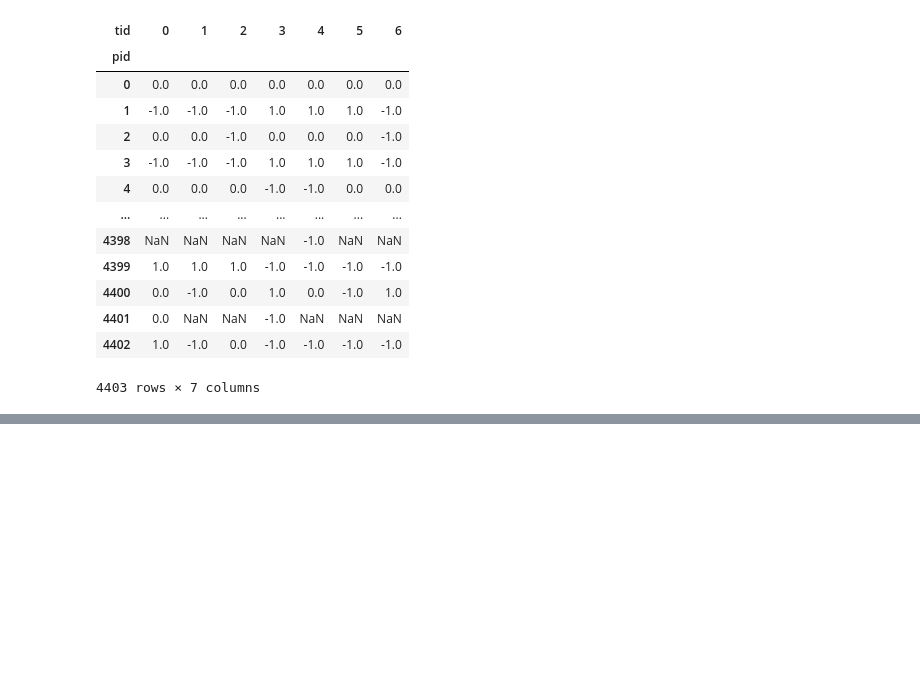
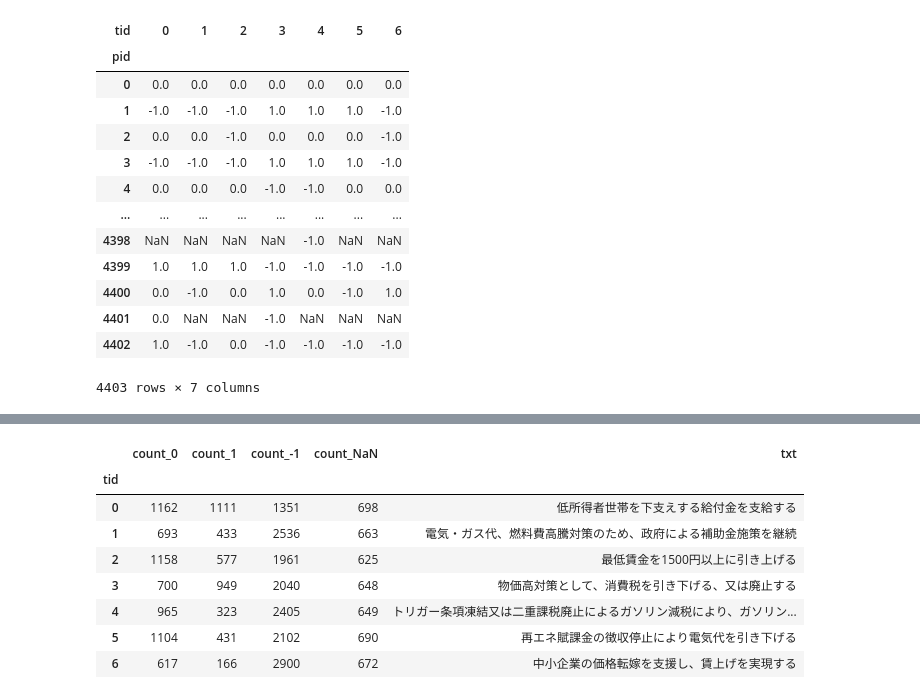
Before and after one commit to nishio/yoronchizu2024-data, a Jupyter notebook: README.ipynb, the cells around one changed output, grey strips where cells are left out. Drawn from its saved outputs; the diff is of its cells as text; code cells hidden in the pictures; blank space fills up the shorter version.

```diff
--- a/README.ipynb
+++ b/README.ipynb
@@ -91,9 +79,3 @@ comment_df
 | 82 | 18 | 38 | 年末調整は廃止し、国民全員がワンストップで確定申告が可能な行政イン... |
 | 83 | 19 | 38 | 公教育での個別の成績トラッキングを強化し、個別の習熟度に即した教育... |
 84 rows × 3 columns
-# %%
-readable = {}
-comment_df = pd.read_csv("comments.csv")
-for i, row in comment_df[['zid', 'tid', 'txt']].iterrows():
-    readable[row['zid'], row['tid']] = row['txt']
-readable
@@ -142,3 +99,0 @@ Counter({7: 3525, 1: 598, 2: 119, 3: 61, 4: 43, 5: 32, 6: 25})
-# %%
-matrix_keizai = matrix_keizai.dropna(thresh=7)
-matrix_keizai.shape
@@ -225,0 +100,3 @@ plt.show()
+# %%
+comment_keizai = comment_df[comment_df["zid"] == topic_to_zid["経済政策・物価高対策"]]
+comment_keizai
@@ -225,0 +112,13 @@ plt.show()
+# %%
+import pandas as pd
+
+# 集計コード
+result = pd.DataFrame({
+    'count_0': (matrix_keizai == 0).sum(axis=0),
+    'count_1': (matrix_keizai == 1).sum(axis=0),
+    'count_-1': (matrix_keizai == -1).sum(axis=0),
+    'count_NaN': matrix_keizai.isna().sum(axis=0)
+})
+
+# 結果を表示
+result
@@ -225,0 +135,14 @@ plt.show()
+# %%
+# 各tidに対応するtxtを一度に取得し、resultに新しい列として追加
+result["txt"] = result.index.map(lambda tid: comment_keizai.loc[comment_keizai["tid"] == tid, "txt"].values[0])
+result
+# %% [output]
+|  | count_0 | count_1 | count_-1 | count_NaN | txt |
+| tid |  |  |  |  |  |
+| 0 | 1162 | 1111 | 1351 | 698 | 低所得者世帯を下支えする給付金を支給する |
+| 1 | 693 | 433 | 2536 | 663 | 電気・ガス代、燃料費高騰対策のため、政府による補助金施策を継続 |
+| 2 | 1158 | 577 | 1961 | 625 | 最低賃金を1500円以上に引き上げる |
+| 3 | 700 | 949 | 2040 | 648 | 物価高対策として、消費税を引き下げる、又は廃止する |
+| 4 | 965 | 323 | 2405 | 649 | トリガー条項凍結又は二重課税廃止によるガソリン減税により、ガソリン... |
+| 5 | 1104 | 431 | 2102 | 690 | 再エネ賦課金の徴収停止により電気代を引き下げる |
+| 6 | 617 | 166 | 2900 | 672 | 中小企業の価格転嫁を支援し、賃上げを実現する |
```
Also changed, not shown: parts of 14 cells of this notebook, 1 other file.
